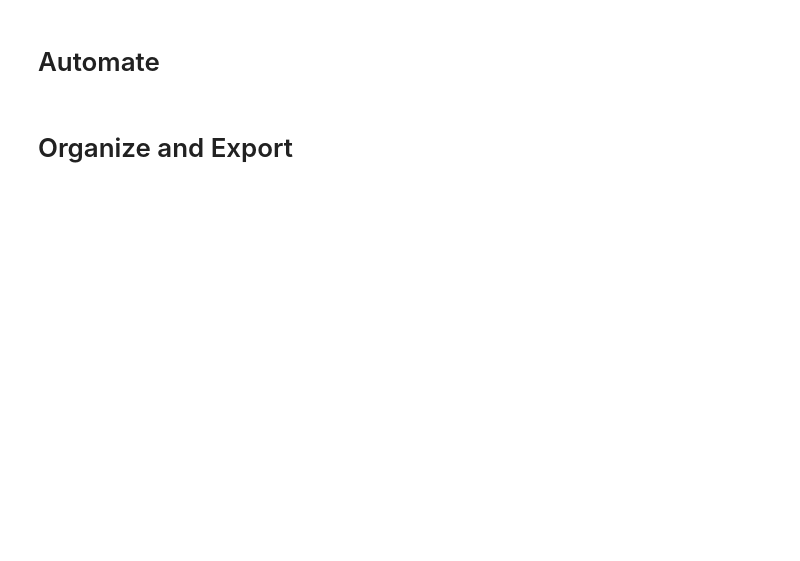
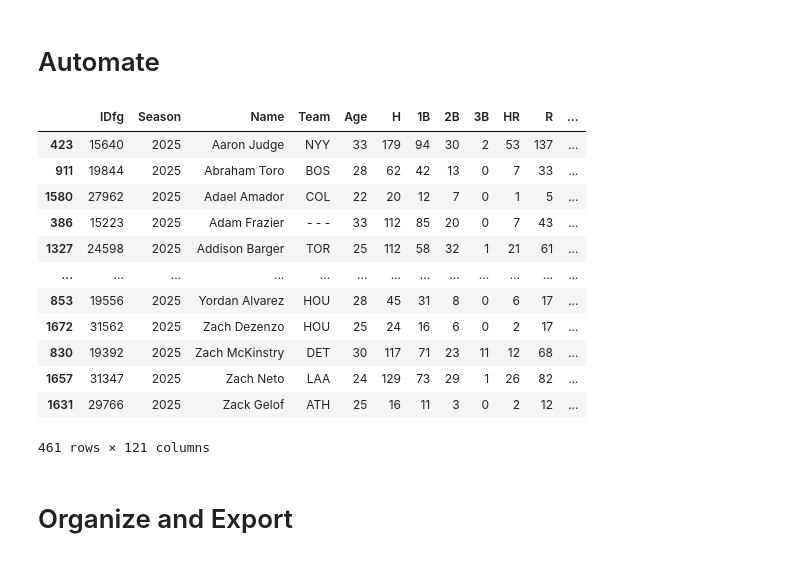
Before and after one commit to tom-bagley/baseball_projection, a Jupyter notebook: Projection Models/Model one(simple mean).ipynb, the cells around one changed output. Saved outputs shown, nothing was run; the diff lists cells and outputs as text; code cells hidden in the pictures; blank space fills up the shorter version.

```diff
--- a/Projection Models/Model one(simple mean).ipynb
+++ b/Projection Models/Model one(simple mean).ipynb
@@ -50,8 +108,24 @@ def add_projected_values(dataframe, stat):
     return dataframe
 
 # Loop through a list of statistics and apply the add_projected_values function to each one
-for value in combined_stats:
-    df = add_projected_values(df, value)
+for value in pa_list:
+    df = add_projected_values(formatted_df, value)
+# %%
+df
+# %% [output]
+|  | IDfg | Season | Name | Team | Age | H | 1B | 2B | 3B | HR | R | ... |
+| 423 | 15640 | 2025 | Aaron Judge | NYY | 33 | 179 | 94 | 30 | 2 | 53 | 137 | ... |
+| 911 | 19844 | 2025 | Abraham Toro | BOS | 28 | 62 | 42 | 13 | 0 | 7 | 33 | ... |
+| 1580 | 27962 | 2025 | Adael Amador | COL | 22 | 20 | 12 | 7 | 0 | 1 | 5 | ... |
+| 386 | 15223 | 2025 | Adam Frazier | - - - | 33 | 112 | 85 | 20 | 0 | 7 | 43 | ... |
+| 1327 | 24598 | 2025 | Addison Barger | TOR | 25 | 112 | 58 | 32 | 1 | 21 | 61 | ... |
+| ... | ... | ... | ... | ... | ... | ... | ... | ... | ... | ... | ... | ... |
+| 853 | 19556 | 2025 | Yordan Alvarez | HOU | 28 | 45 | 31 | 8 | 0 | 6 | 17 | ... |
+| 1672 | 31562 | 2025 | Zach Dezenzo | HOU | 25 | 24 | 16 | 6 | 0 | 2 | 17 | ... |
+| 830 | 19392 | 2025 | Zach McKinstry | DET | 30 | 117 | 71 | 23 | 11 | 12 | 68 | ... |
+| 1657 | 31347 | 2025 | Zach Neto | LAA | 24 | 129 | 73 | 29 | 1 | 26 | 82 | ... |
+| 1631 | 29766 | 2025 | Zack Gelof | ATH | 25 | 16 | 11 | 3 | 0 | 2 | 12 | ... |
+461 rows × 121 columns
 # %% [markdown]
 # Organize and Export
 # %%
```
Also changed, not shown: parts of 14 cells of this notebook, 31 other files.
